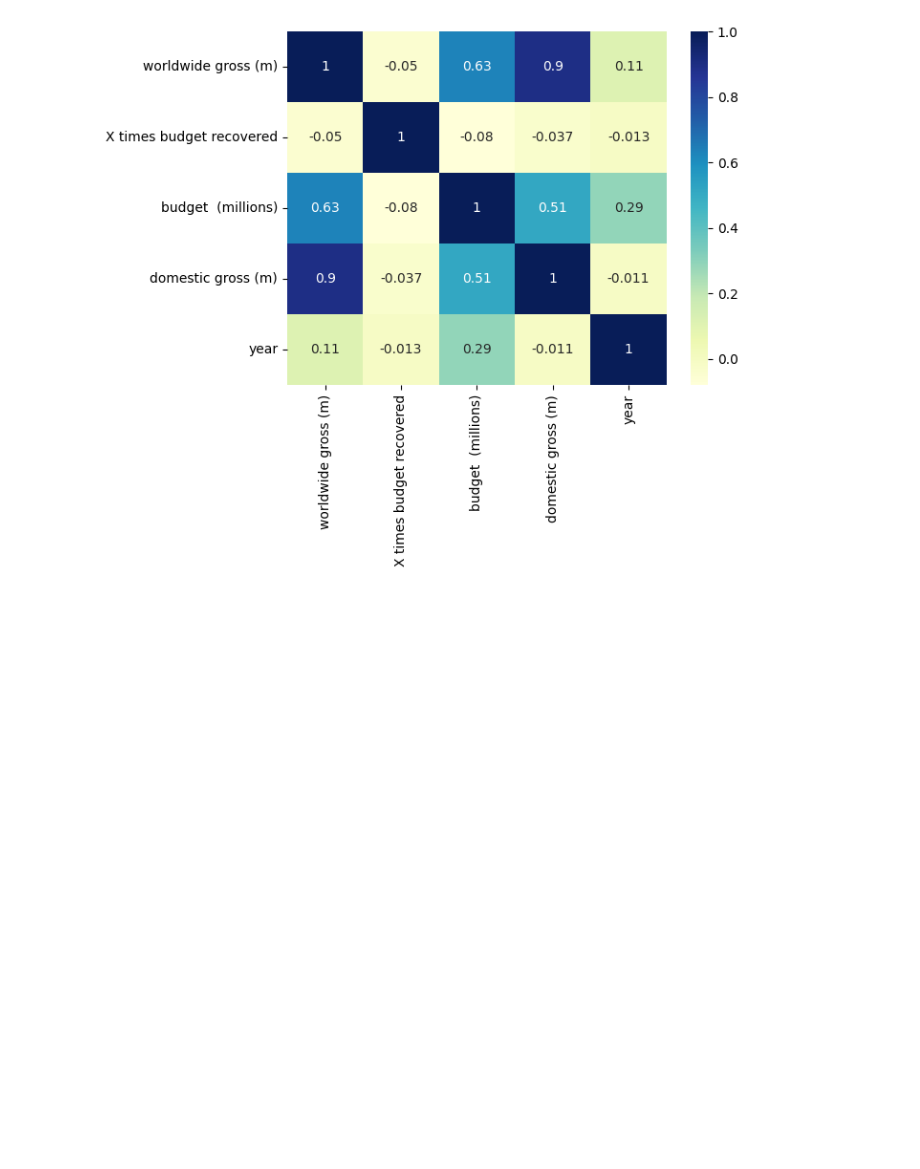
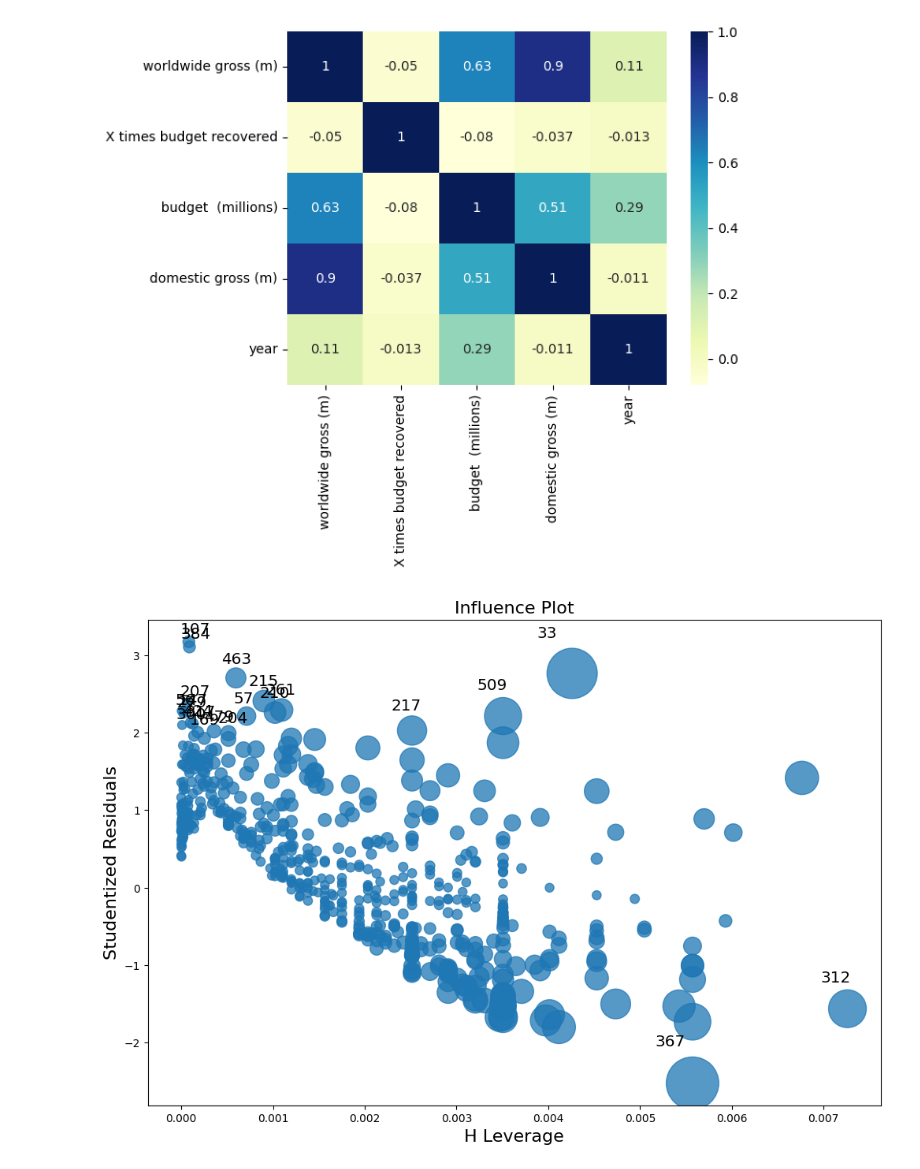
Before and after one commit to IanFranklin/Final_Project_Team_Jupiter, a Jupyter notebook: Notebooks/Untitled.ipynb, the cells around one changed output. Saved outputs shown, nothing was run; the diff lists cells and outputs as text; code cells hidden in the pictures; blank space fills up the shorter version.

```diff
--- a/Notebooks/Untitled.ipynb
+++ b/Notebooks/Untitled.ipynb
@@ -386,0 +389,6 @@ sns.heatmap(top500movies_df.corr(), cmap="YlGnBu", annot=True)
+# %%
+# plot that will test for outlier data points in X & Y space
+fig, ax = plt.subplots(figsize=(12,8))
+fig = sm.graphics.influence_plot(WorldLR_model, alpha = .05, ax = ax, criterion="cooks")
+# %% [output]
+[figure, added]
```
Also changed, not shown: parts of 65 cells of this notebook.
